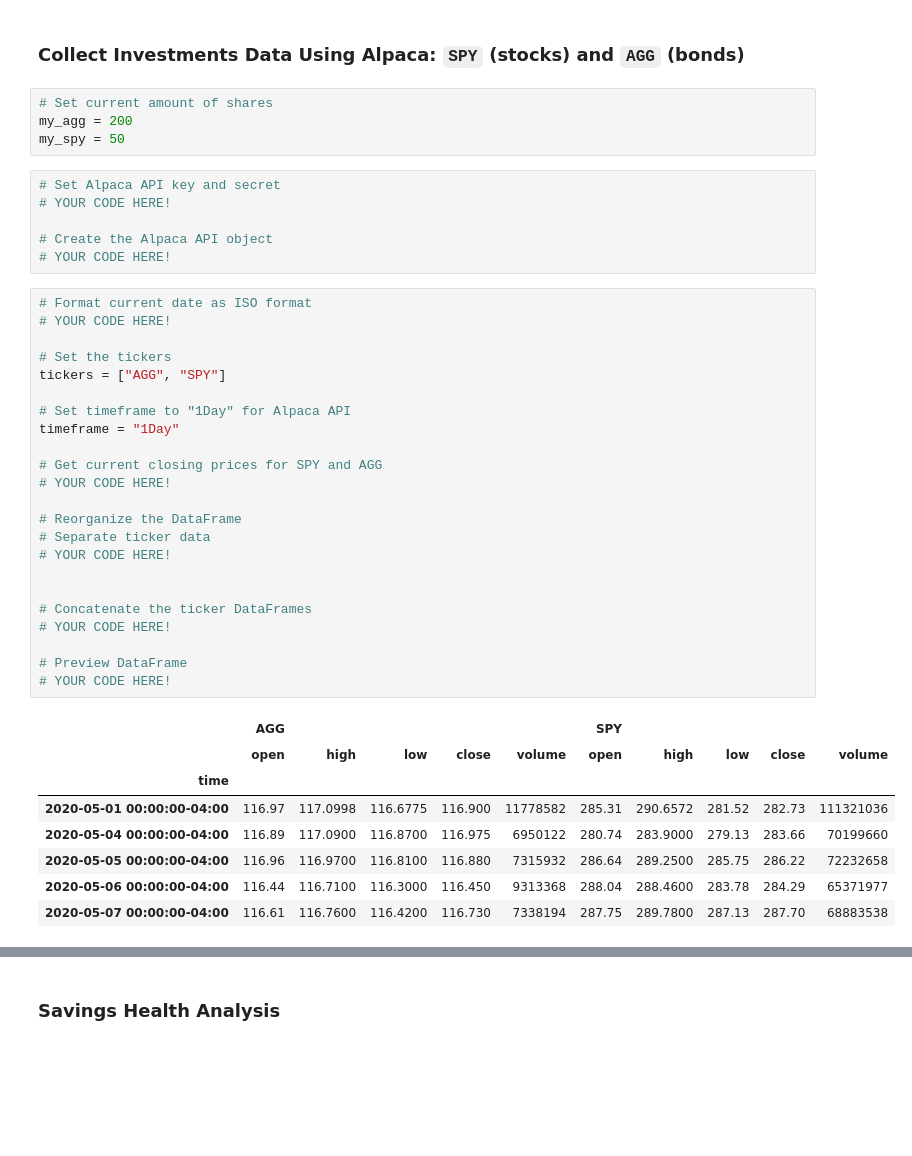
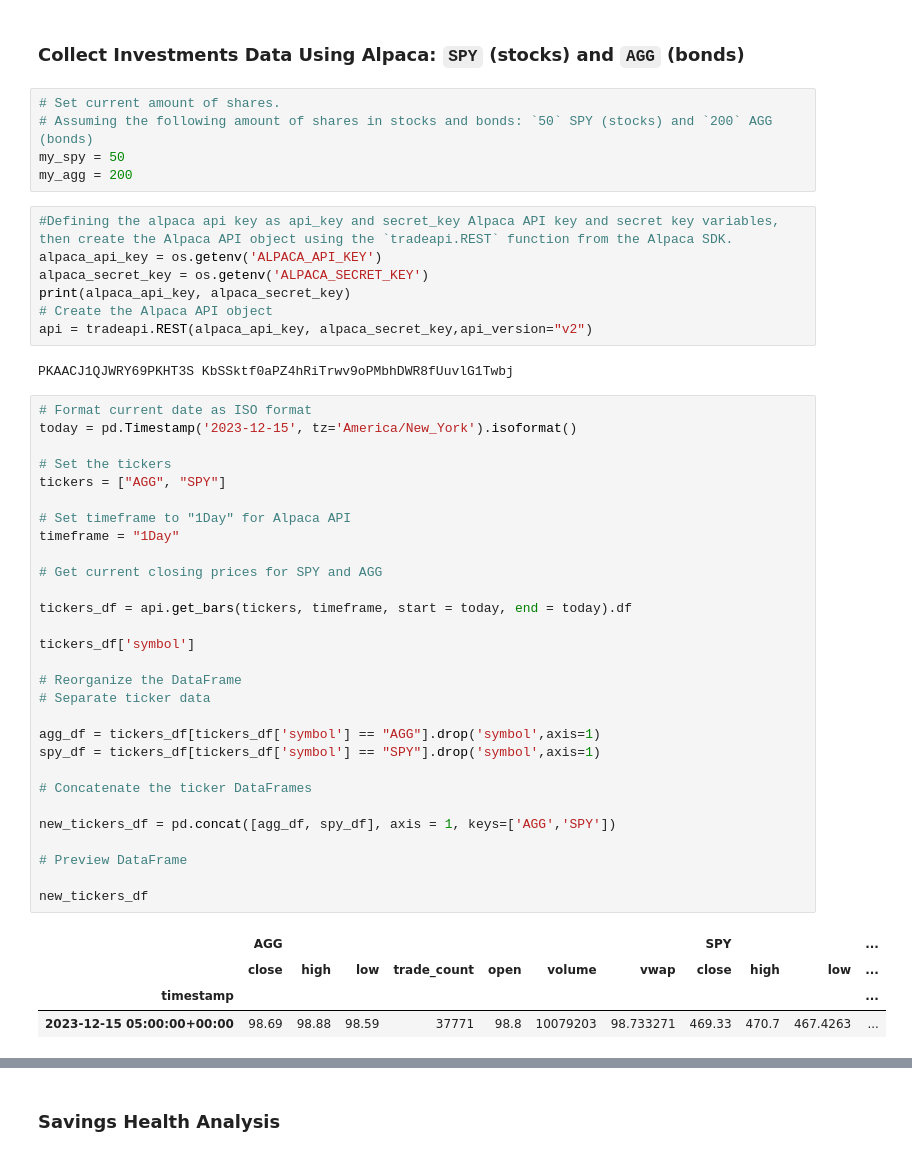
Before and after one commit to sobiiyver/Module-5-Challenge---Financial-planner.ipynb, a Jupyter notebook: financial-planner.ipynb, the cells around one changed output, grey strips where cells are left out. Saved outputs shown, nothing was run; the diff lists cells and outputs as text; blank space fills up the shorter version.

```diff
--- a/financial-planner.ipynb
+++ b/financial-planner.ipynb
@@ -45,46 +70,52 @@ The current value of your 5.3 ETH is $22171.16
 # %% [markdown]
 ### Collect Investments Data Using Alpaca: `SPY` (stocks) and `AGG` (bonds)
-# %%
-# Set current amount of shares
-my_agg = 200
-my_spy = 50
-# %%
-# Set Alpaca API key and secret
-# YOUR CODE HERE!
-
-# Create the Alpaca API object
-# YOUR CODE HERE!
+# %%
+# Set current amount of shares.
+# Assuming the following amount of shares in stocks and bonds: `50` SPY (stocks) and `200` AGG (bonds)
+my_spy = 50
+my_agg = 200
+# %%
+#Defining the alpaca api key as api_key and secret_key Alpaca API key and secret key variables, then create the Alpaca API object using the `tradeapi.REST` function from the Alpaca SDK.
+alpaca_api_key = os.getenv('ALPACA_API_KEY')
+alpaca_secret_key = os.getenv('ALPACA_SECRET_KEY')
+print(alpaca_api_key, alpaca_secret_key)
+# Create the Alpaca API object
+api = tradeapi.REST(alpaca_api_key, alpaca_secret_key,api_version="v2")
+# %% [output]
+PKAACJ1QJWRY69PKHT3S KbSSktf0aPZ4hRiTrwv9oPMbhDWR8fUuvlG1Twbj
 # %%
 # Format current date as ISO format
-# YOUR CODE HERE!
+today = pd.Timestamp('2023-12-15', tz='America/New_York').isoformat()
 
 # Set the tickers
 tickers = ["AGG", "SPY"]
 
 # Set timeframe to "1Day" for Alpaca API
 timeframe = "1Day"
 
 # Get current closing prices for SPY and AGG
-# YOUR CODE HERE!
+
+tickers_df = api.get_bars(tickers, timeframe, start = today, end = today).df
+
+tickers_df['symbol']
 
 # Reorganize the DataFrame
 # Separate ticker data
-# YOUR CODE HERE!
 
+agg_df = tickers_df[tickers_df['symbol'] == "AGG"].drop('symbol',axis=1)
+spy_df = tickers_df[tickers_df['symbol'] == "SPY"].drop('symbol',axis=1)
 
 # Concatenate the ticker DataFrames
-# YOUR CODE HERE!
+
+new_tickers_df = pd.concat([agg_df, spy_df], axis = 1, keys=['AGG','SPY'])
 
 # Preview DataFrame
-# YOUR CODE HERE!
+
+new_tickers_df
 # %% [output]
-|  | AGG |  |  |  |  | SPY |  |  |  |  |
-|  | open | high | low | close | volume | open | high | low | close | volume |
-| time |  |  |  |  |  |  |  |  |  |  |
-| 2020-05-01 00:00:00-04:00 | 116.97 | 117.0998 | 116.6775 | 116.900 | 11778582 | 285.31 | 290.6572 | 281.52 | 282.73 | 111321036 |
-| 2020-05-04 00:00:00-04:00 | 116.89 | 117.0900 | 116.8700 | 116.975 | 6950122 | 280.74 | 283.9000 | 279.13 | 283.66 | 70199660 |
-| 2020-05-05 00:00:00-04:00 | 116.96 | 116.9700 | 116.8100 | 116.880 | 7315932 | 286.64 | 289.2500 | 285.75 | 286.22 | 72232658 |
-| 2020-05-06 00:00:00-04:00 | 116.44 | 116.7100 | 116.3000 | 116.450 | 9313368 | 288.04 | 288.4600 | 283.78 | 284.29 | 65371977 |
-| 2020-05-07 00:00:00-04:00 | 116.61 | 116.7600 | 116.4200 | 116.730 | 7338194 | 287.75 | 289.7800 | 287.13 | 287.70 | 68883538 |
+|  | AGG |  |  |  |  |  |  | SPY |  |  | ... |
+|  | close | high | low | trade_count | open | volume | vwap | close | high | low | ... |
+| timestamp |  |  |  |  |  |  |  |  |  |  | ... |
+| 2023-12-15 05:00:00+00:00 | 98.69 | 98.88 | 98.59 | 37771 | 98.8 | 10079203 | 98.733271 | 469.33 | 470.7 | 467.4263 | ... |
 # %%
 # Pick AGG and SPY close prices
```
Also changed, not shown: parts of 38 cells of this notebook, 5 other files.
